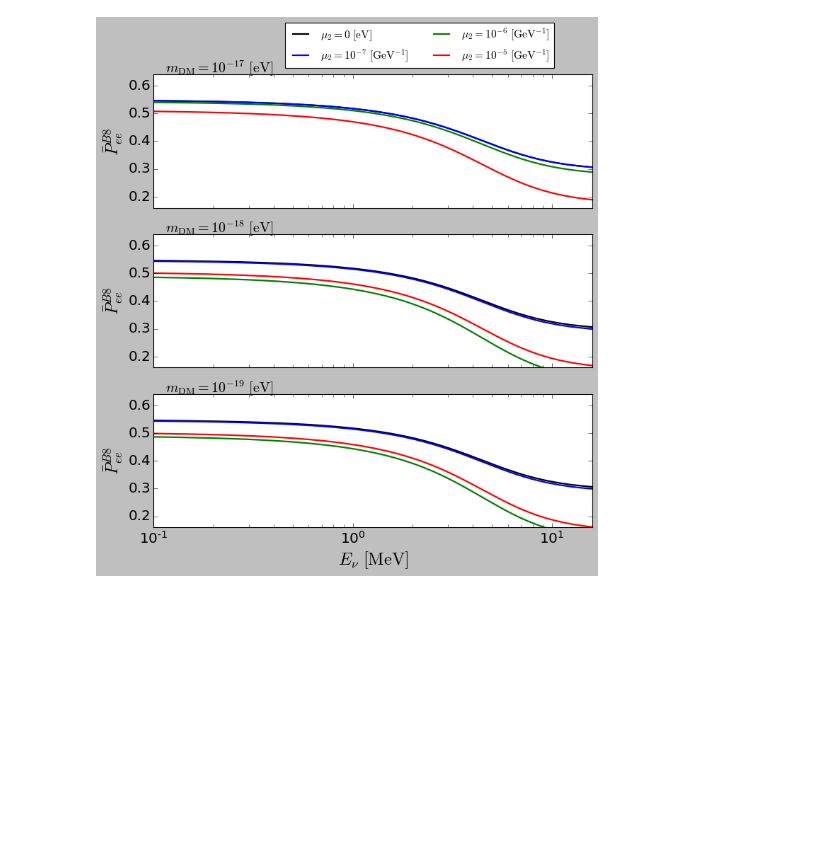
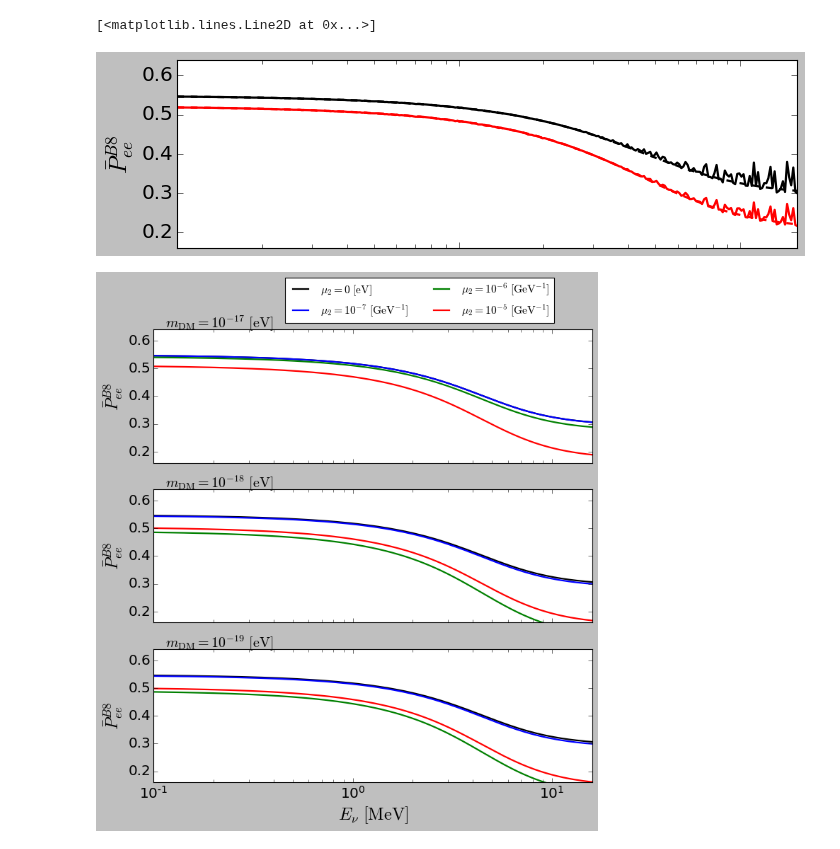
Before and after one commit to SaeedAnsarifard/NeuMod, a Jupyter notebook: peanut_comparsion.ipynb, the cells around one changed output. Saved outputs shown, nothing was run; the diff lists cells and outputs as text; code cells hidden in the pictures; blank space fills up the shorter version.

```diff
--- a/peanut_comparsion.ipynb
+++ b/peanut_comparsion.ipynb
@@ -15,10 +15,50 @@ Enu   = np.logspace(-1, np.log10(16), 300)
 
 frame = FrameWork()
 # %%
-# ls, year, angle = SunEarthDistance(ParseDate('2020,1,1'), 365.25, 0.5)
+peanuts_B8 = np.loadtxt('Data/peanuts_B8.txt')
+peanuts_B8M = np.loadtxt('Data/peanuts_B8M.txt')
+
+peanuts_msw_B8 = np.loadtxt('Data/peanuts_msw_B8.txt')
+peanuts_msw_B8M = np.loadtxt('Data/peanuts_msw_B8M.txt')
 # %%
-#peanuts_B8 = np.loadtxt('Data/peanuts_B8.txt')
-#peanuts_B8M = np.loadtxt('Data/peanuts_B8M.txt')
+plt.rcParams.update({'font.size': 18})
+fig  = plt.figure(figsize=(10,10))
+
+fig.subplots_adjust(hspace=0.2)
+fig.subplots_adjust(wspace=0.2)
+
+ax1 = fig.add_subplot(311)
+ax1.set_ylim(0.16,0.64)
+ax1.set_xlim(0.1,16)
+ax1.set_xscale('log')
+
+ax1.tick_params(axis='both', which='minor', length=4)
+ax1.tick_params(axis='both', which='major', length=5)
+
+#ax1.set_xlabel(r'$E_\nu \ \rm [MeV]$',fontsize=18)
+ax1.set_ylabel(r'$ \bar{P}^{B8}_{ee} $',fontsize=22)
+ax1.xaxis.set_major_formatter(plt.NullFormatter())
+
+
+ax1.plot(peanuts_msw_B8[:,0],peanuts_msw_B8[:,1],color='k',ls='--',lw=2)
+ax1.plot(peanuts_msw_B8M[:,0],peanuts_msw_B8M[:,1],color='k',ls='-',lw=2)
+
+ax1.plot(peanuts_B8[:,0],peanuts_B8[:,1],color='r',ls='--',lw=2)
+ax1.plot(peanuts_B8M[:,0],peanuts_B8M[:,1],color='r',ls='-',lw=2)
+
+
+
+# Pee, _, ls, _ = ULDM(param, Enu)
+# Pee_av = np.mean(Pee/ls**2 , axis=0)
+# ax1.plot(Enu,Pee_av,color='k',ls='-',lw=2)
+
+# param['mu2'] = 0.
+# Pee, _, ls, _ = ULDM(param, Enu)
+# Pee_av = np.mean(Pee/ls**2 , axis=0)
+# ax1.plot(Enu,Pee_av,color='k',ls='--',lw=2)
+# %% [output]
+[<matplotlib.lines.Line2D at 0x...>]
+[figure, added]
 # %%
 mu2 = [0., 1e-7, 1e-6, 1e-5]
 
```
Also changed, not shown: parts of 1 cell of this notebook, 4 other files.
